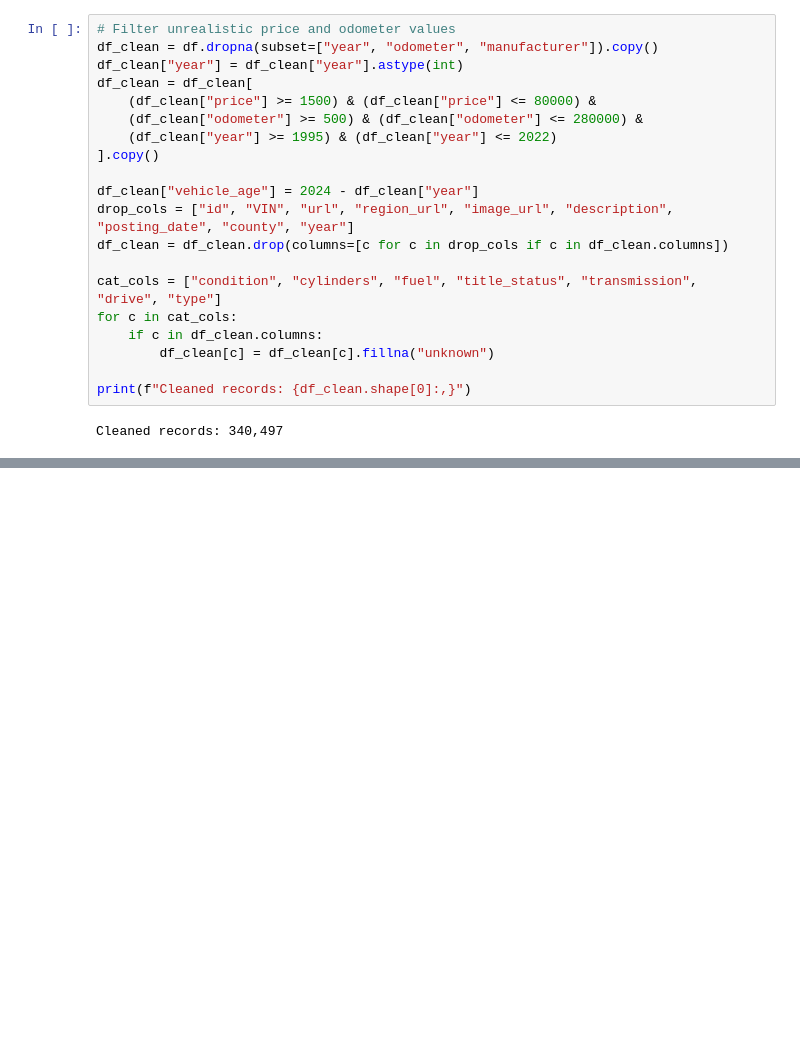
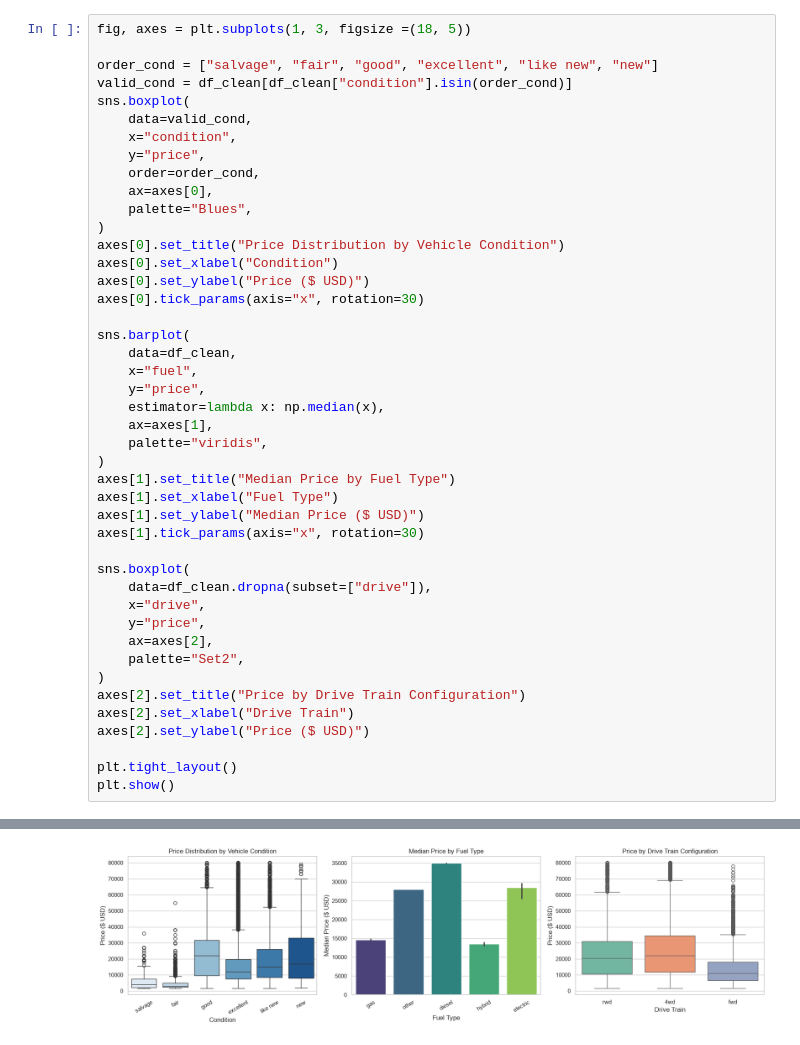
Before and after one commit to Bbutterfly2/used-car-price-analysis, a Jupyter notebook: notebooks/prompt_II.ipynb, the cells around one changed output, grey strips where cells are left out. Saved outputs shown, nothing was run; the diff lists cells and outputs as text; blank space fills up the shorter version.

```diff
--- a/notebooks/prompt_II.ipynb
+++ b/notebooks/prompt_II.ipynb
@@ -89,22 +149,45 @@ Handling missing values, removing unrealistic outliers, engineering vehicle age,
-# %%
-# Filter unrealistic price and odometer values
-df_clean = df.dropna(subset=["year", "odometer", "manufacturer"]).copy()
-df_clean["year"] = df_clean["year"].astype(int)
-df_clean = df_clean[
-    (df_clean["price"] >= 1500) & (df_clean["price"] <= 80000) &
-    (df_clean["odometer"] >= 500) & (df_clean["odometer"] <= 280000) &
-    (df_clean["year"] >= 1995) & (df_clean["year"] <= 2022)
-].copy()
-
-df_clean["vehicle_age"] = 2024 - df_clean["year"]
-drop_cols = ["id", "VIN", "url", "region_url", "image_url", "description", "posting_date", "county", "year"]
-df_clean = df_clean.drop(columns=[c for c in drop_cols if c in df_clean.columns])
-
-cat_cols = ["condition", "cylinders", "fuel", "title_status", "transmission", "drive", "type"]
-for c in cat_cols:
-    if c in df_clean.columns:
-        df_clean[c] = df_clean[c].fillna("unknown")
-
-print(f"Cleaned records: {df_clean.shape[0]:,}")
-# %% [output]
-Cleaned records: 340,497
+# %%
+fig, axes = plt.subplots(1, 3, figsize =(18, 5))
+
+order_cond = ["salvage", "fair", "good", "excellent", "like new", "new"]
+valid_cond = df_clean[df_clean["condition"].isin(order_cond)]
+sns.boxplot(
+    data=valid_cond,
+    x="condition",
+    y="price",
+    order=order_cond,
+    ax=axes[0],
+    palette="Blues",
+)
+axes[0].set_title("Price Distribution by Vehicle Condition")
+axes[0].set_xlabel("Condition")
+axes[0].set_ylabel("Price ($ USD)")
+axes[0].tick_params(axis="x", rotation=30)
+
+sns.barplot(
+    data=df_clean,
+    x="fuel",
+    y="price",
+    estimator=lambda x: np.median(x),
+    ax=axes[1],
+    palette="viridis",
+)
+axes[1].set_title("Median Price by Fuel Type")
+axes[1].set_xlabel("Fuel Type")
+axes[1].set_ylabel("Median Price ($ USD)")
+axes[1].tick_params(axis="x", rotation=30)
+
+sns.boxplot(
+    data=df_clean.dropna(subset=["drive"]),
+    x="drive",
+    y="price",
+    ax=axes[2],
+    palette="Set2",
+)
+axes[2].set_title("Price by Drive Train Configuration")
+axes[2].set_xlabel("Drive Train")
+axes[2].set_ylabel("Price ($ USD)")
+
+plt.tight_layout()
+plt.show()
+# %% [output]
@@ -110,0 +205 @@ Cleaned records: 340,497
+[figure, added]
```
Also changed, not shown: parts of 22 cells of this notebook.
